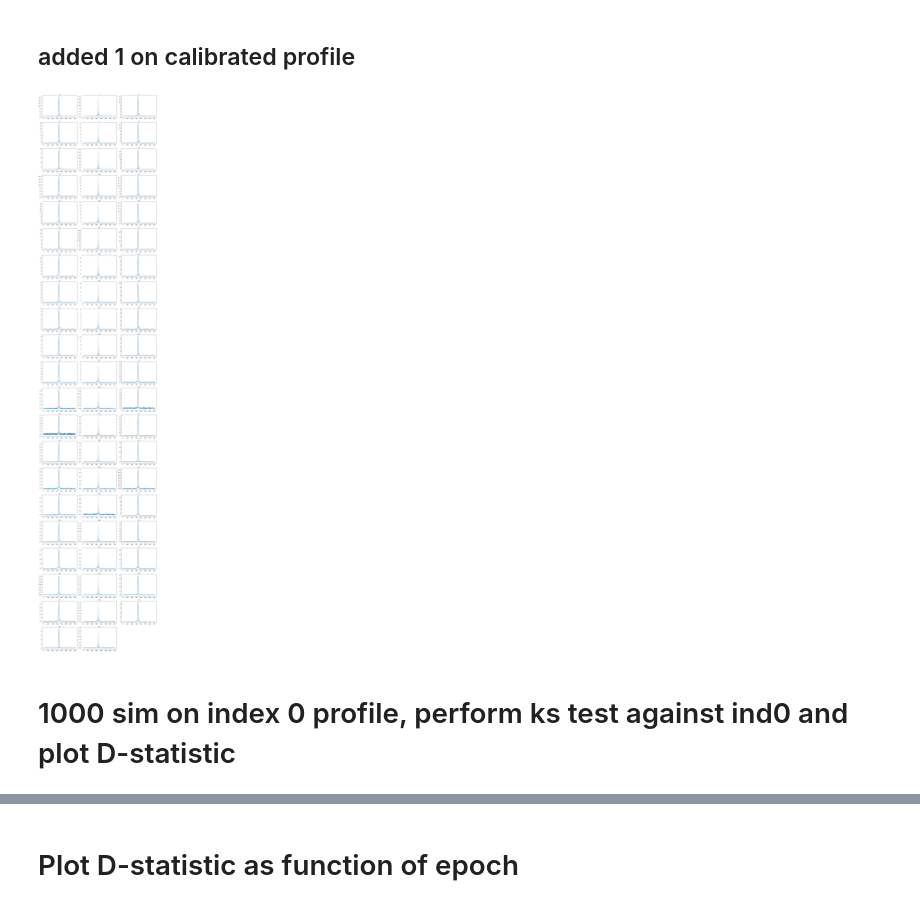
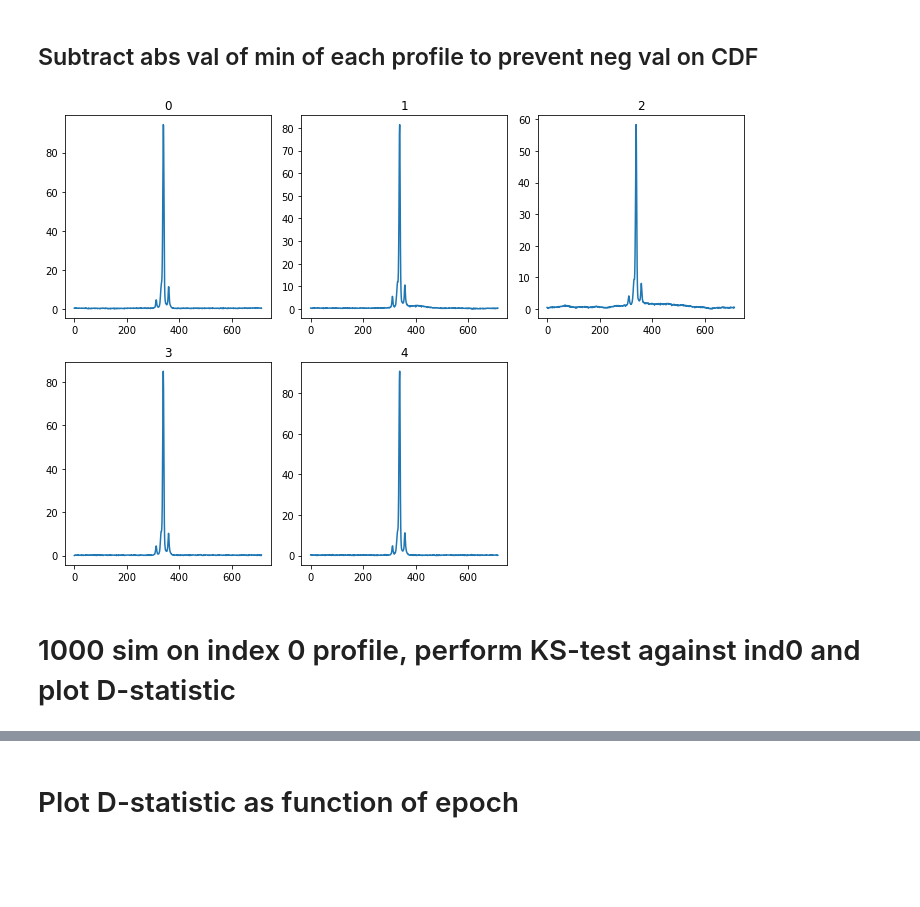
Before and after one commit to minyoungk99/IRES, a Jupyter notebook: J0332_KS_test_sim.ipynb, the cells around one changed output, grey strips where cells are left out. Cells and saved outputs as stored; diff of their text form; code cells hidden in the pictures; blank space fills up the shorter version.

Commit message:
Ran KS test on new normalizlize J0332

```diff
--- a/J0332_KS_test_sim.ipynb
+++ b/J0332_KS_test_sim.ipynb
@@ -8,20 +8,24 @@ import utils as u
 import pandas as pd
 import scipy.stats as ss
 import seaborn as sns
-# %% [markdown]
-## added 1 on calibrated profile
+# %% [markdown]
+## Subtract abs val of min of each profile to prevent neg val on CDF
 # %%
-#calibrated (subtracted mean) profile txt created from notebook J0332+5434
-prof = np.loadtxt('J0332_profile.txt')
-prof += 1 #add one so when taking cdf, the negative values don't make it look weird
+#calibrated and normalized profile created from notebook J0332_gaussian_fitting
+prof = np.loadtxt('J0332_profs.txt')
+#prof += 1 #add one so when taking cdf, the negative values don't make it look weird
+
 nprofs = len(prof)
+
+for i, val in enumerate(prof):
+    prof[i] = val + np.abs(val.min()) #to prevent negative values in cdf
 # %%
 #pick index = 0 as "template"
-u.gridplot(prof,3,hist=False)
+u.gridplot(prof[:5],3,hist=False, figsize=(10,7))
 # %% [output]
-[figure, old version]
+[figure, new version]
 # %% [markdown]
-# 1000 sim on index 0 profile, perform ks test against ind0 and plot D-statistic
+# 1000 sim on index 0 profile, perform KS-test against ind0 and plot D-statistic
 # %%
 #here null is cdf of profile index 0
 null = np.cumsum(prof[0])
```
Also changed, not shown: parts of 17 cells of this notebook, 5 other files.
